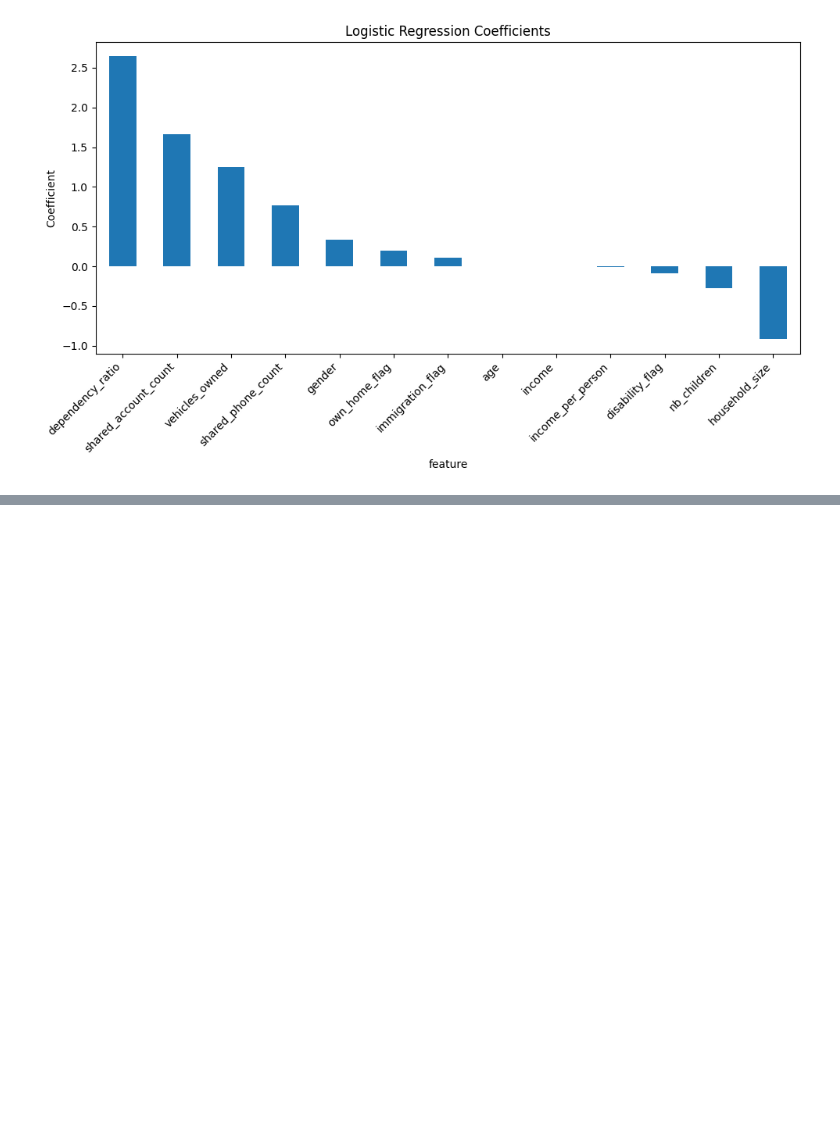
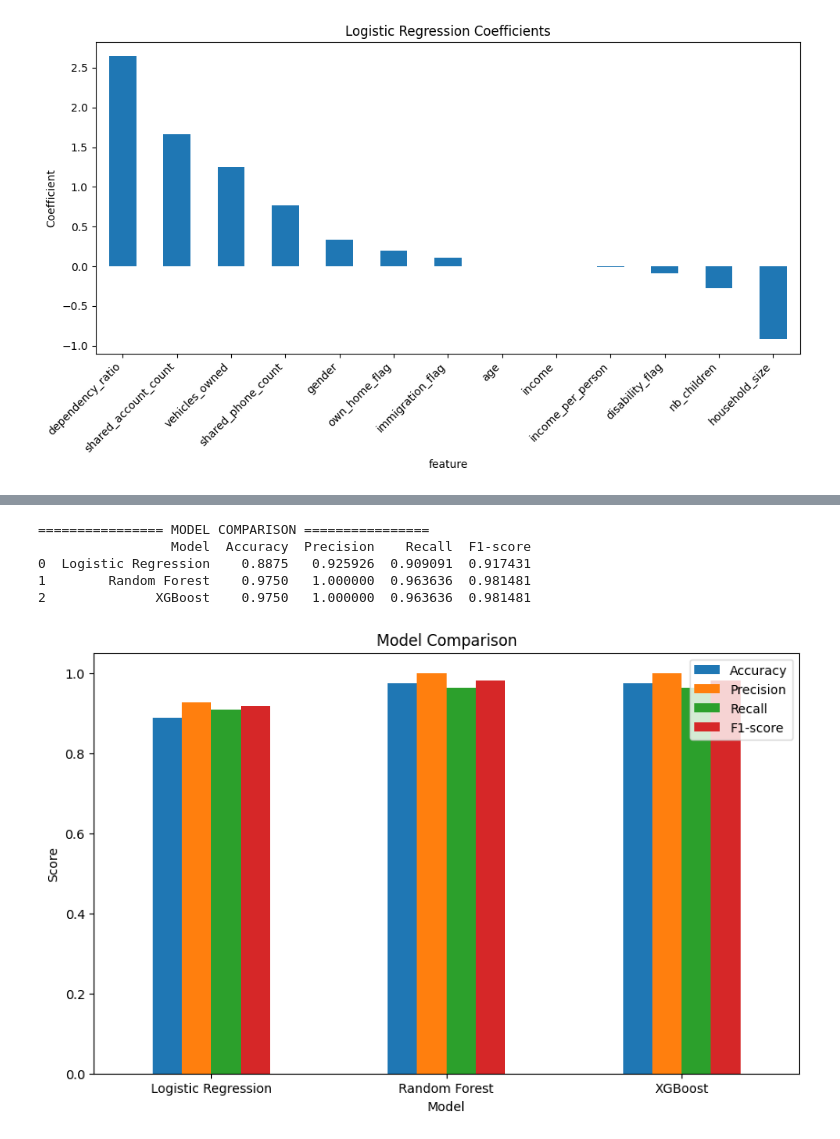
Before and after one commit to HalimTrabelsi/poc-v2, a Jupyter notebook: Dataexploration.ipynb, the cells around one changed output, grey strips where cells are left out. Cells and saved outputs as stored; diff of their text form; code cells hidden in the pictures; blank space fills up the shorter version.

```diff
--- a/Dataexploration.ipynb
+++ b/Dataexploration.ipynb
@@ -640,0 +700,42 @@ weighted avg       0.98      0.97      0.98        80
+# %%
+results = pd.DataFrame({
+    "Model": ["Logistic Regression", "Random Forest", "XGBoost"],
+    "Accuracy": [
+        accuracy_score(y_test, y_pred_log),
+        accuracy_score(y_test, y_pred_rf),
+        accuracy_score(y_test, y_pred_xgb)
+    ],
+    "Precision": [
+        precision_score(y_test, y_pred_log),
+        precision_score(y_test, y_pred_rf),
+        precision_score(y_test, y_pred_xgb)
+    ],
+    "Recall": [
+        recall_score(y_test, y_pred_log),
+        recall_score(y_test, y_pred_rf),
+        recall_score(y_test, y_pred_xgb)
+    ],
+    "F1-score": [
+        f1_score(y_test, y_pred_log),
+        f1_score(y_test, y_pred_rf),
+        f1_score(y_test, y_pred_xgb)
+    ]
+})
+
+print("\n================ MODEL COMPARISON ================")
+print(results)
+
+results_plot = results.set_index("Model")
+results_plot.plot(kind="bar", figsize=(10, 6))
+plt.title("Model Comparison")
+plt.ylim(0, 1.05)
+plt.ylabel("Score")
+plt.xticks(rotation=0)
+plt.show()
+# %% [output]
+================ MODEL COMPARISON ================
+                 Model  Accuracy  Precision    Recall  F1-score
+0  Logistic Regression    0.8875   0.925926  0.909091  0.917431
+1        Random Forest    0.9750   1.000000  0.963636  0.981481
+2              XGBoost    0.9750   1.000000  0.963636  0.981481
+[figure, added]
```
Also changed, not shown: parts of 2 cells of this notebook, 13 other files.
